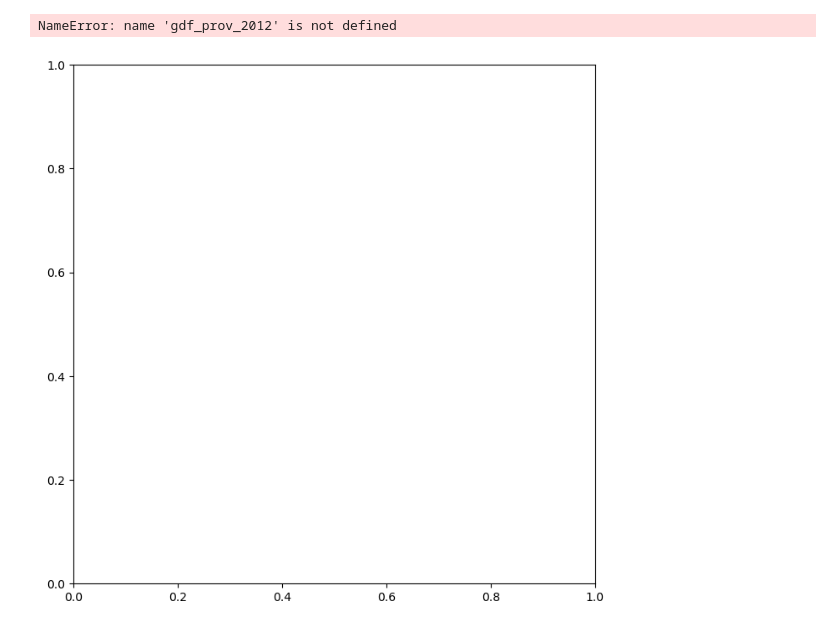
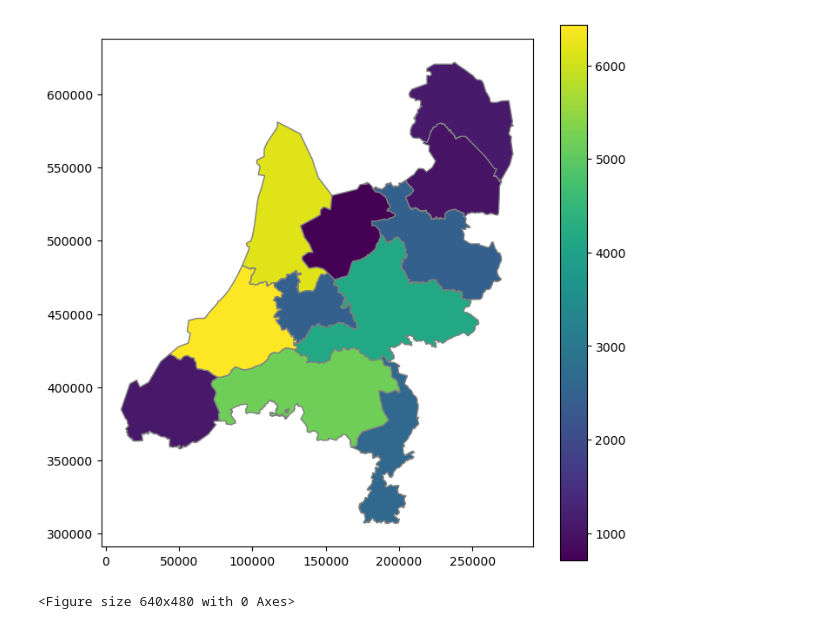
Before and after one commit to Lmolkenboer/TIL6022-project, a Jupyter notebook: Netherlands map/Pim.ipynb, the cells around one changed output. Cells and saved outputs as stored; diff of their text form; code cells hidden in the pictures.

```diff
--- a/Netherlands map/Pim.ipynb
+++ b/Netherlands map/Pim.ipynb
@@ -47,9 +57,9 @@ NameError: name 'df_2012' is not defined
 # %%
 fig, ax = plt.subplots(figsize=(8,8))
 
 column = 'Stores'
-gdf_prov_2012.plot(ax=ax, facecolor='none', edgecolor='gray', column=column, legend=True)
+gdf_prov_2012.plot(ax=ax, edgecolor='gray', column=column, legend=True)
 plt.show()
 # %% [output]
+[figure, new version]
-NameError: name 'gdf_prov_2012' is not defined
+<Figure size 640x480 with 0 Axes>
-[figure, old version]
```
Also changed, not shown: parts of 3 cells of this notebook, 3 other files.
